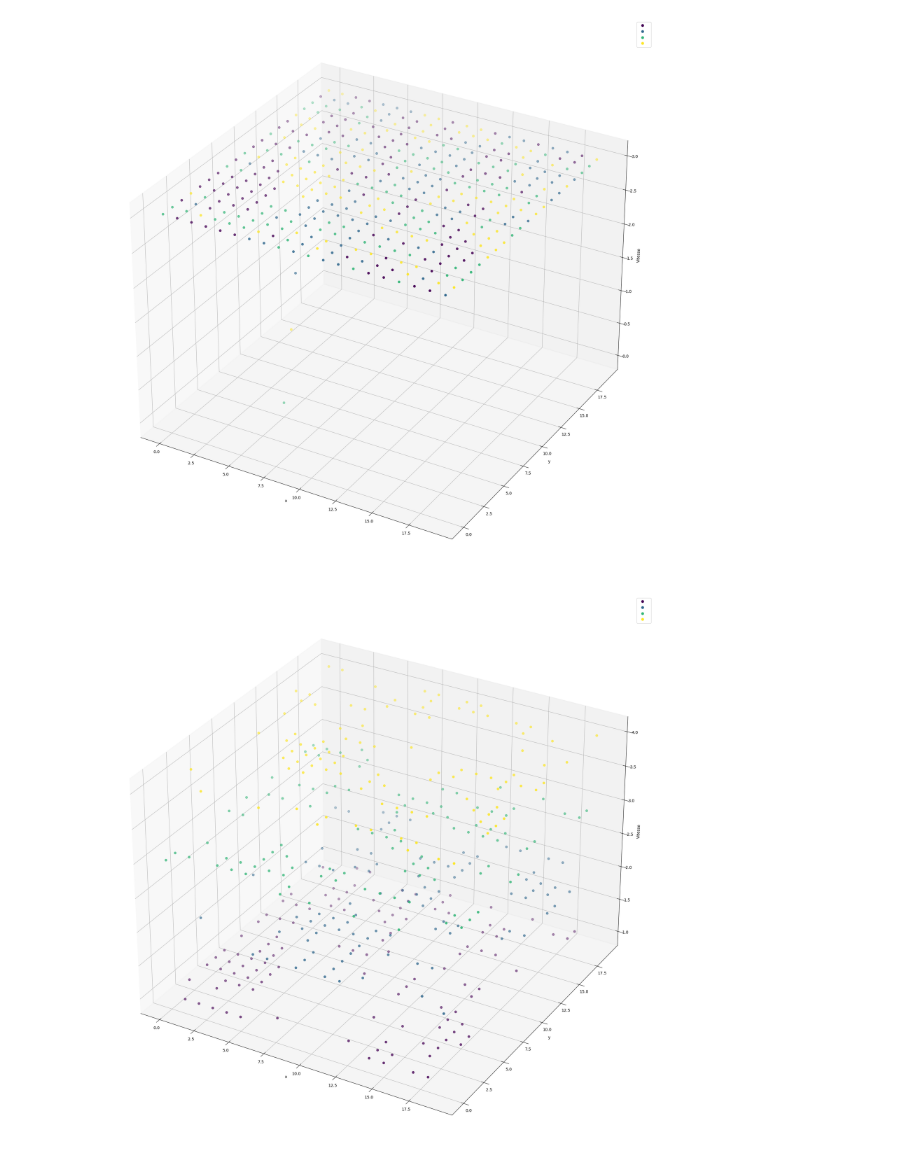
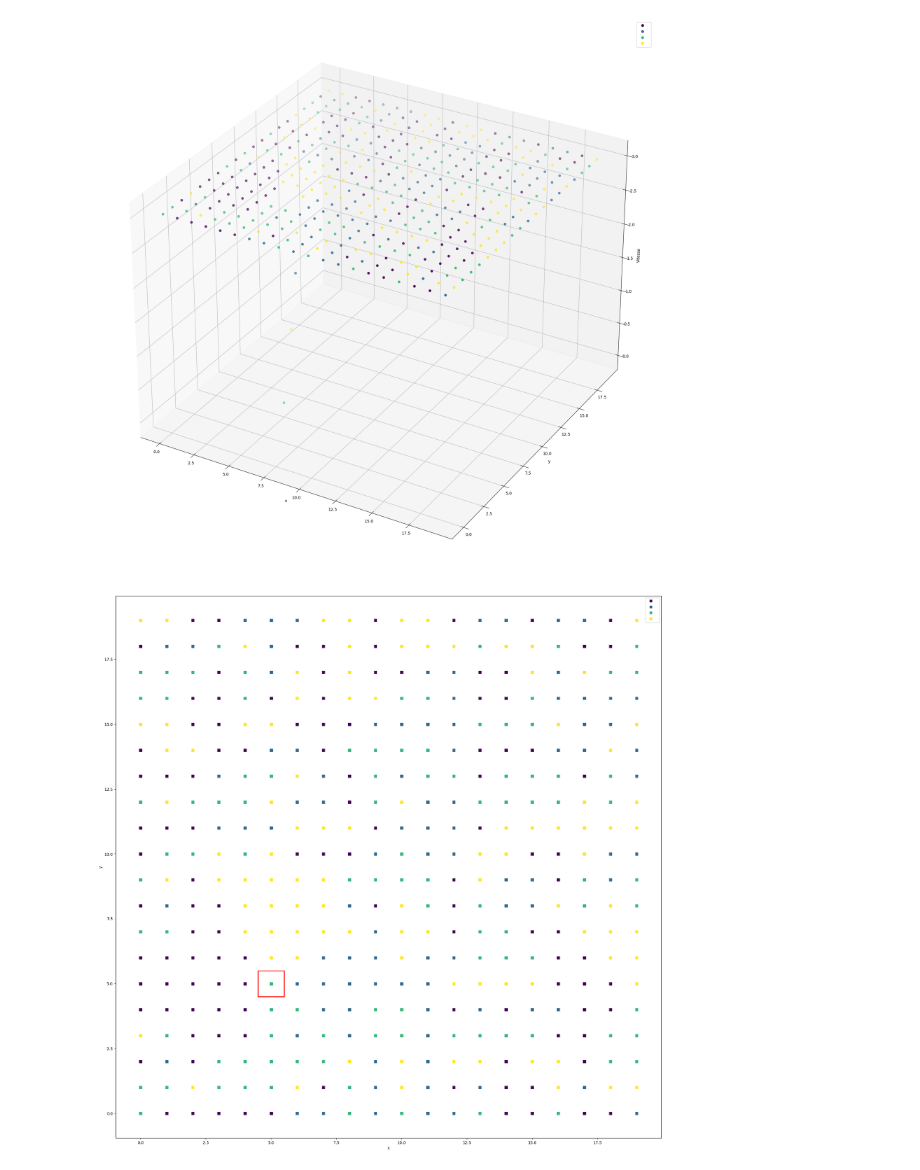
Before and after one commit to tommy-21/RL-final-project, a Jupyter notebook: Q_learning.ipynb, the cells around one changed output. Cells and saved outputs as stored; diff of their text form; code cells hidden in the pictures.

```diff
--- a/Q_learning.ipynb
+++ b/Q_learning.ipynb
@@ -4,6 +4,9 @@ import matplotlib.pyplot as plt
 from mpl_toolkits.mplot3d import Axes3D
 import pandas as pd
 from ast import literal_eval as make_tuple
+# %%
+goal_x=5
+goal_y=5
 # %%
 R=pd.read_csv('Resultats.csv')
 R
@@ -199,15 +202,17 @@ plt.show()
 # %% [output]
 [figure]
 # %%
-ZL = [0,0]
-fig = plt.figure(figsize=(25,25))
-ax = fig.add_subplot(111, projection='3d')
+import matplotlib
+fig,ax = plt.subplots(figsize=(25,25))
+xrect=goal_x-0.5
+yrect=goal_y-0.5
 ANGLES=["1","2","3","4"]
-scatter=ax.scatter(DF_graphique.Pos_x,DF_graphique.Pos_y,DF_graphique.angle_pris,c=DF_graphique.angle_pris,s=30)
+scatter=ax.scatter(DF_graphique.Pos_x,DF_graphique.Pos_y,c=DF_graphique.angle_pris,s=50,marker="s")
+rect1 = matplotlib.patches.Rectangle((xrect,yrect), 1,1, color='red', fc = 'none',lw = 2)
+ax.add_patch(rect1)
 ax.set_xlabel('x')
 ax.set_ylabel('y')
-ax.set_zlabel('Vitesse')
 plt.legend(handles=scatter.legend_elements()[0])
 plt.show()
 # %% [output]
-[figure, old version]
+[figure, new version]
```
Also changed, not shown: 1 other file.
